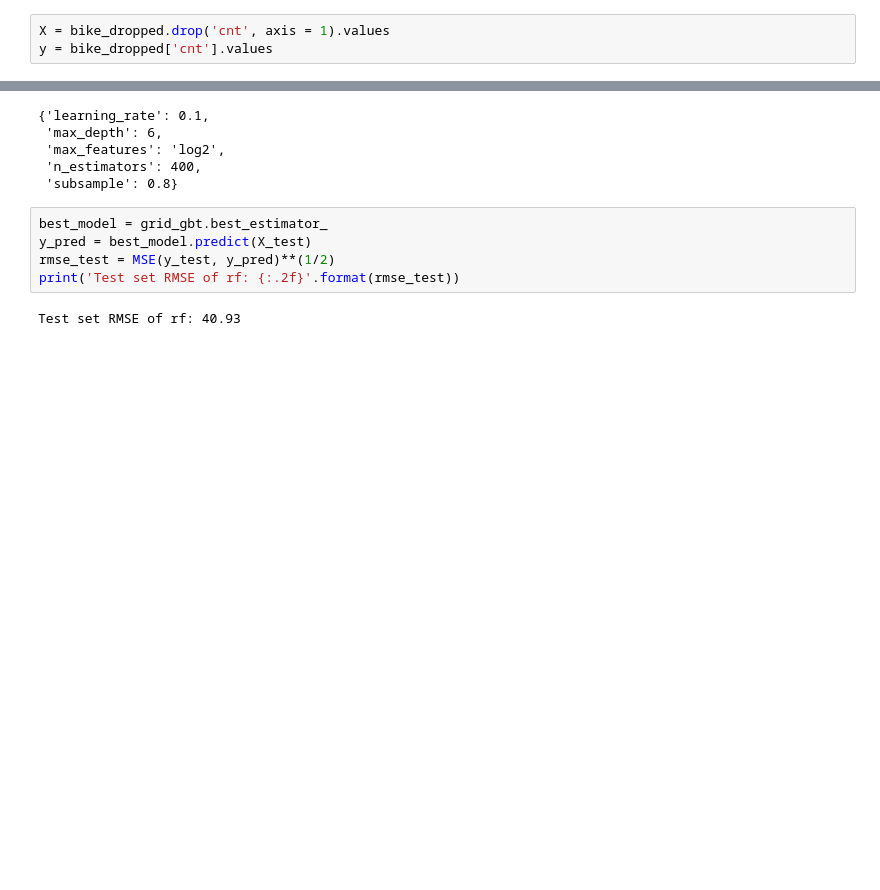
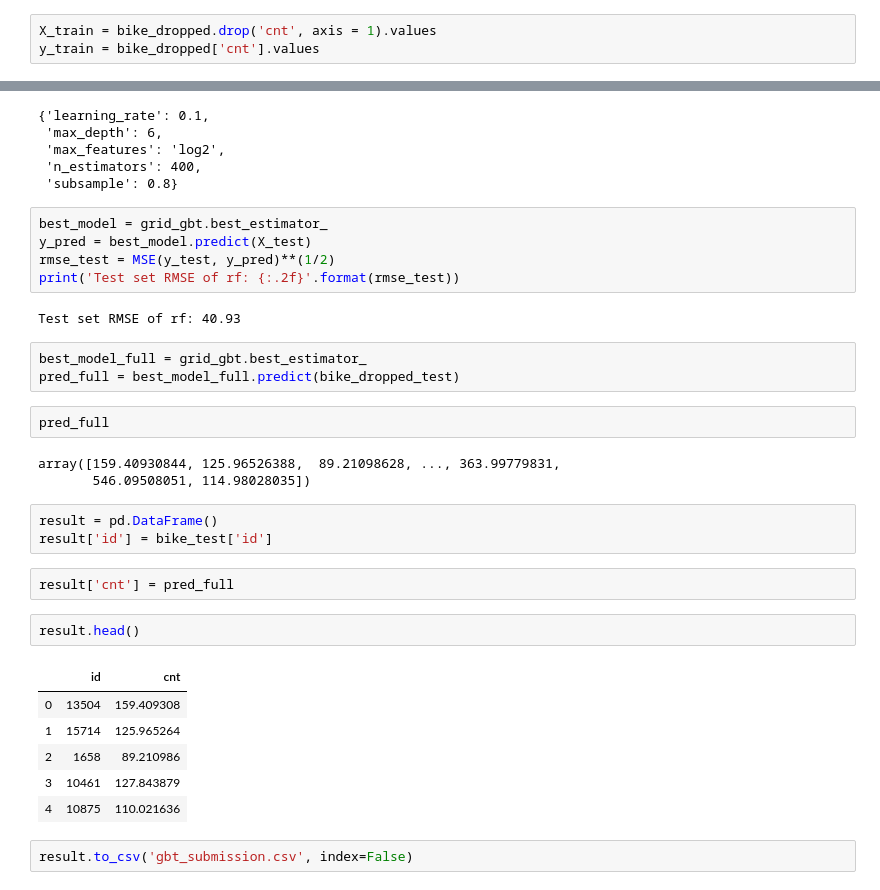
Before and after one commit to theGreatRaphael/ML_Task1, a Jupyter notebook: bike_sharing.ipynb, the cells around one changed output, grey strips where cells are left out. Drawn from its saved outputs; the diff is of its cells as text; blank space fills up the shorter version.

Commit message:
submission of gradientboost

```diff
--- a/bike_sharing.ipynb
+++ b/bike_sharing.ipynb
@@ -99,6 +108,6 @@ bike_dropped = bike.drop(['id', 'workingday', 'temp', 'mnth'], axis = 1)
 # %%
-X = bike_dropped.drop('cnt', axis = 1).values
-y = bike_dropped['cnt'].values
+X_train = bike_dropped.drop('cnt', axis = 1).values
+y_train = bike_dropped['cnt'].values
 # %% [markdown]
 ## Creating train and test data
 # %%
@@ -458,3 +468,27 @@ rmse_test = MSE(y_test, y_pred)**(1/2)
 print('Test set RMSE of rf: {:.2f}'.format(rmse_test))
 # %% [output]
 Test set RMSE of rf: 40.93
+# %%
+best_model_full = grid_gbt.best_estimator_
+pred_full = best_model_full.predict(bike_dropped_test)
+# %%
+pred_full
+# %% [output]
+array([159.40930844, 125.96526388,  89.21098628, ..., 363.99779831,
+       546.09508051, 114.98028035])
+# %%
+result = pd.DataFrame()
+result['id'] = bike_test['id']
+# %%
+result['cnt'] = pred_full
+# %%
+result.head()
+# %% [output]
+|  | id | cnt |
+| 0 | 13504 | 159.409308 |
+| 1 | 15714 | 125.965264 |
+| 2 | 1658 | 89.210986 |
+| 3 | 10461 | 127.843879 |
+| 4 | 10875 | 110.021636 |
+# %%
+result.to_csv('gbt_submission.csv', index=False)
```
Also changed, not shown: parts of 5 cells of this notebook.
